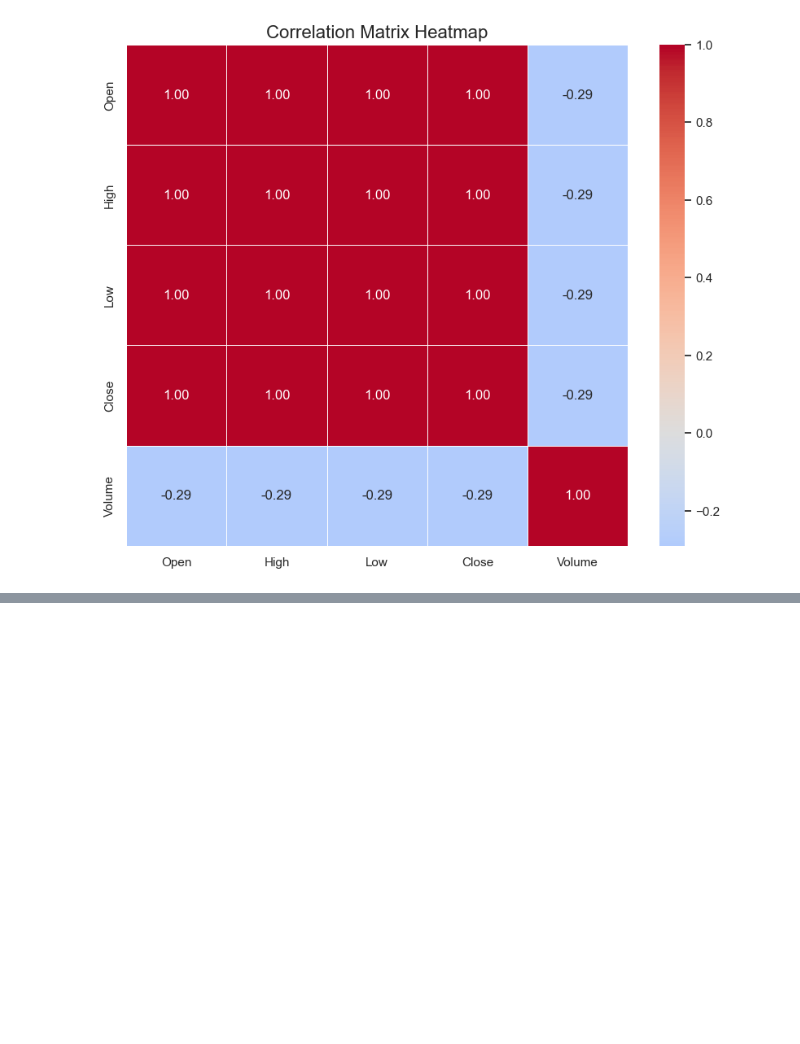
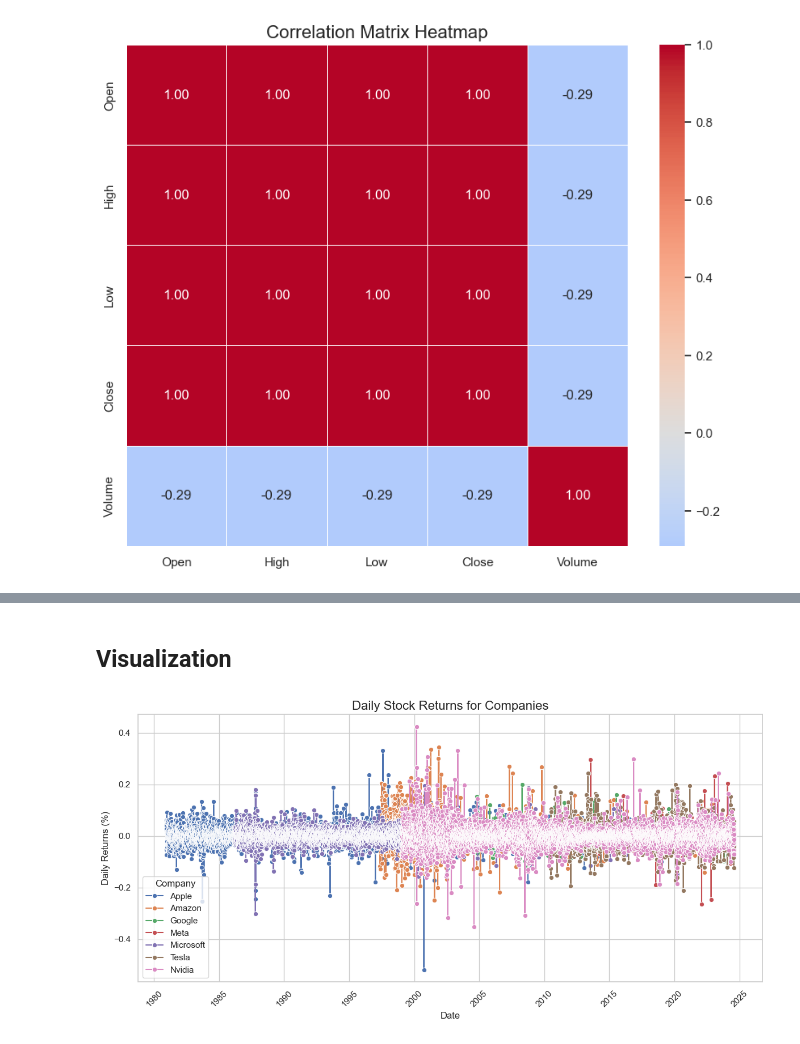
Before and after one commit to Alpha-Mintamir/Financial-News-Sentiment-Stock-Market-Analysis, a Jupyter notebook: notebooks/sentiment_analysis and correlation.ipynb, the cells around one changed output, grey strips where cells are left out. Drawn from its saved outputs; the diff is of its cells as text; code cells hidden in the pictures; blank space fills up the shorter version.

Commit message:
daily stock returns with visualization

```diff
--- a/notebooks/sentiment_analysis and correlation.ipynb
+++ b/notebooks/sentiment_analysis and correlation.ipynb
@@ -235,0 +254,6 @@ Columns in DataFrame: Index(['Open', 'High', 'Low', 'Close', 'Adj Close', 'Volum
+# %%
+# Calculate daily stock returns (percentage change in closing prices)
+merged_df['daily_returns'] = merged_df.groupby('Company')['Close'].pct_change()
+
+# Display the first few rows to verify
+merged_df.head(30)
@@ -235,0 +278,15 @@ Columns in DataFrame: Index(['Open', 'High', 'Low', 'Close', 'Adj Close', 'Volum
+# %% [markdown]
+## Visualization
+# %%
+plt.figure(figsize=(12, 6))
+sns.lineplot(data=merged_df, x='date_only', y='daily_returns', hue='Company', marker="o")
+plt.title('Daily Stock Returns for Companies', fontsize=16)
+plt.xlabel('Date', fontsize=12)
+plt.ylabel('Daily Returns (%)', fontsize=12)
+plt.xticks(rotation=45)
+
+# Display the plot
+plt.tight_layout()
+plt.show()
+# %% [output]
+[figure, added]
```
Also changed, not shown: parts of 8 cells of this notebook.
